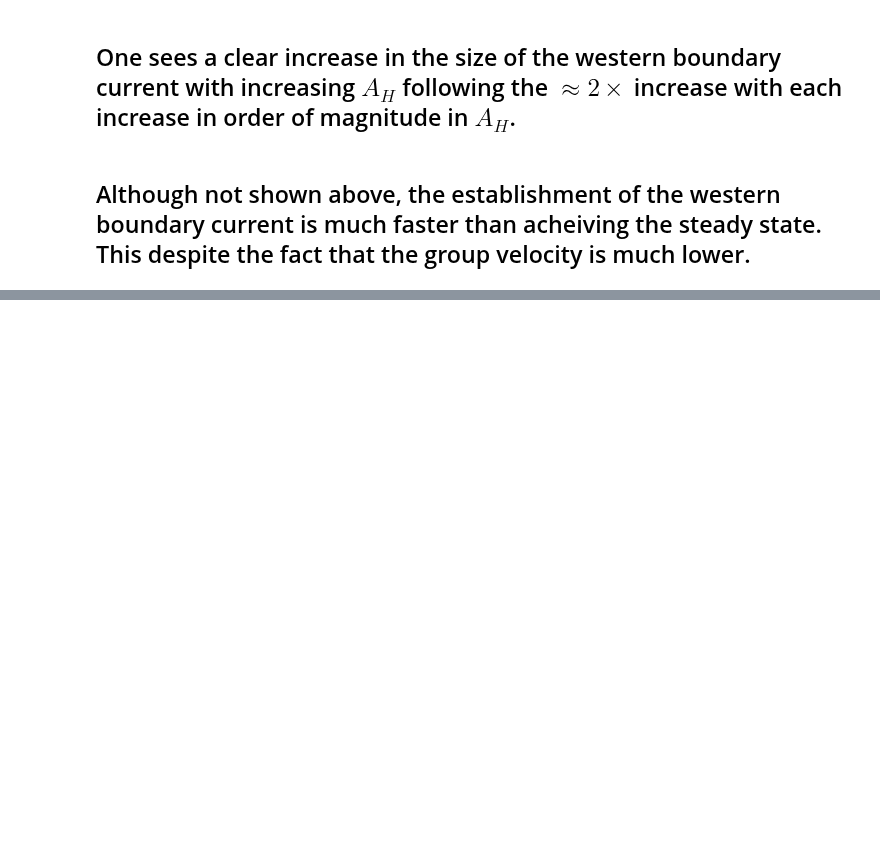
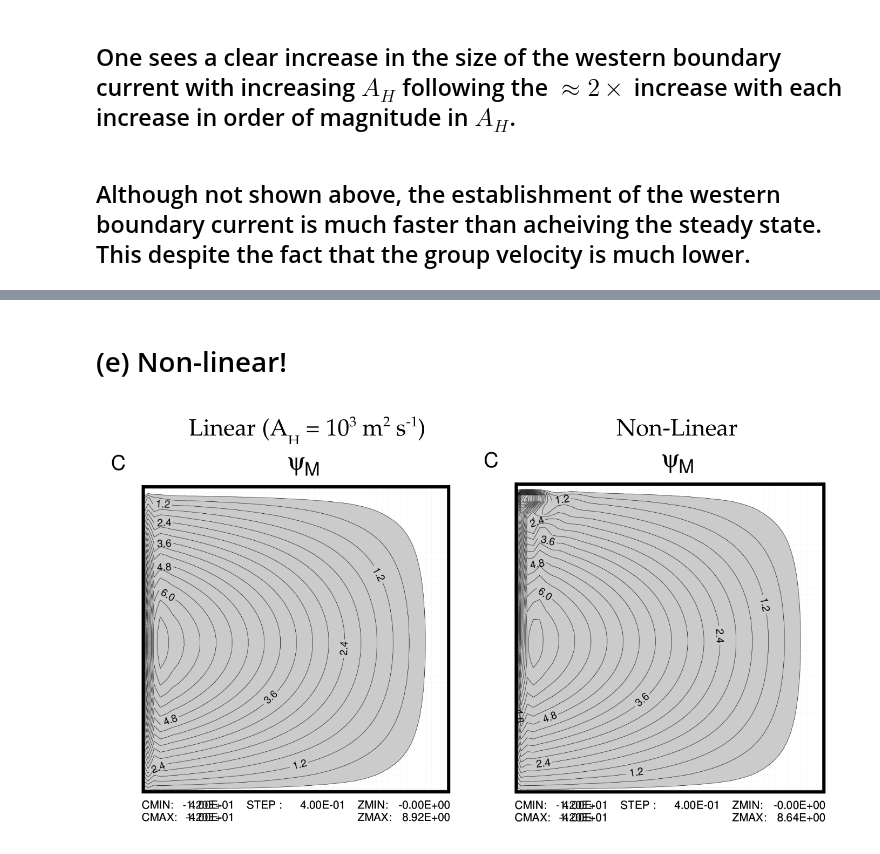
Before and after one commit to profxj/ocea200, a Jupyter notebook: OCEA-201/hw/1/OCEA201_HW1.ipynb, the cells around one changed output, grey strips where cells are left out. Cells and saved outputs as stored; diff of their text form; code cells hidden in the pictures; blank space fills up the shorter version.

```diff
--- a/OCEA-201/hw/1/OCEA201_HW1.ipynb
+++ b/OCEA-201/hw/1/OCEA201_HW1.ipynb
@@ -136,0 +149,7 @@ display(x,y,z)
+# %% [markdown]
+# (e) Non-linear!
+# %%
+x = Image(filename = 'Outputs/psiM_NL.png', width=800)#, height=100)
+display(x)
+# %% [output]
+[figure, added]
```
Also changed, not shown: parts of 3 cells of this notebook, 3 other files.
